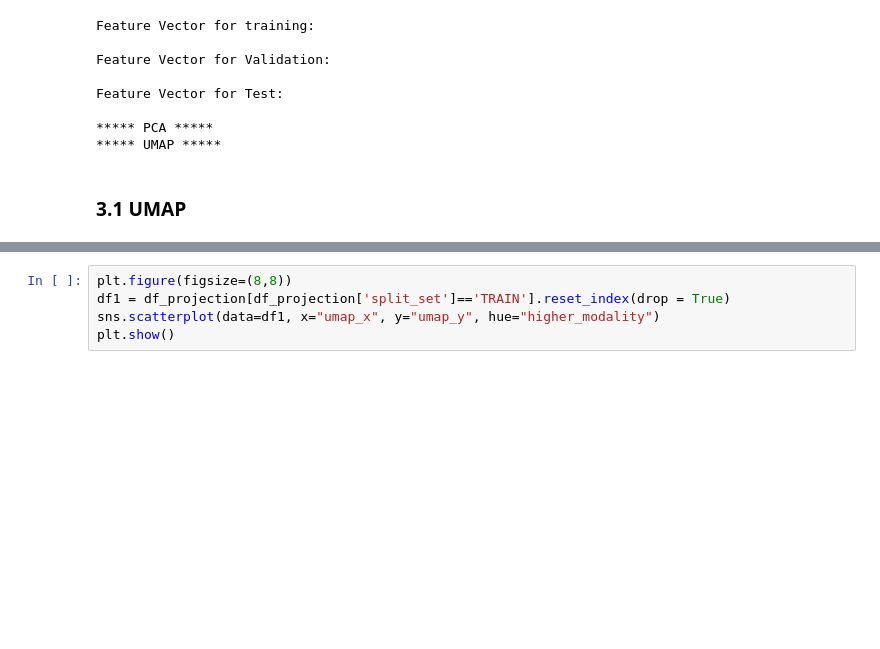
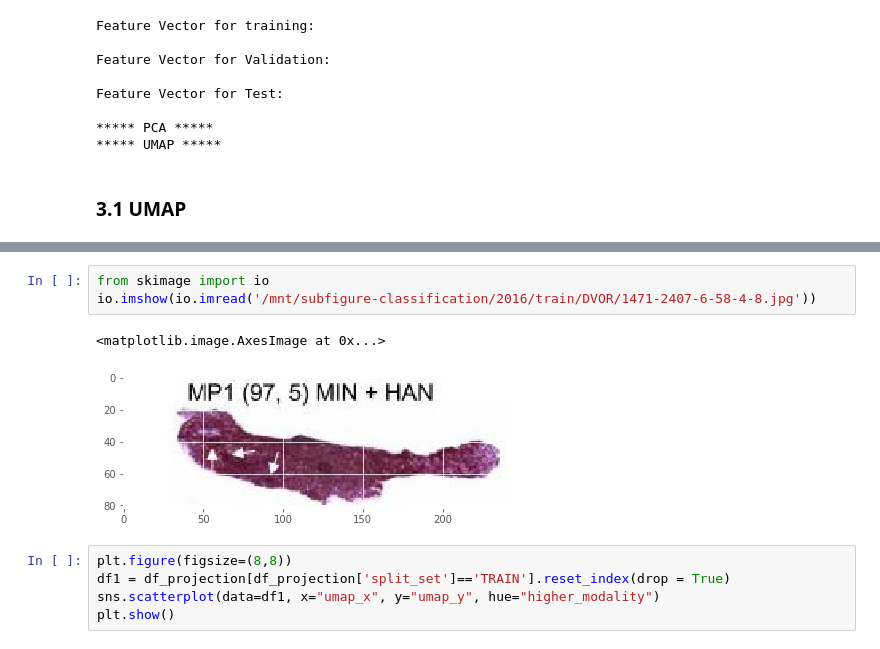
Before and after one commit to jtrells/biomedical-image-classification, a Jupyter notebook: nb/06.Embedding Representation Higher Modality.ipynb, the cells around one changed output, grey strips where cells are left out. Drawn from its saved outputs; the diff is of its cells as text; blank space fills up the shorter version.

```diff
--- a/nb/06.Embedding Representation Higher Modality.ipynb
+++ b/nb/06.Embedding Representation Higher Modality.ipynb
@@ -111,3 +121,9 @@ Wall time: 549 ms
+# %%
+from skimage import io
+io.imshow(io.imread('/mnt/subfigure-classification/2016/train/DVOR/1471-2407-6-58-4-8.jpg'))
+# %% [output]
+<matplotlib.image.AxesImage at 0x...>
+[figure, added]
 # %%
 plt.figure(figsize=(8,8))
 df1 = df_projection[df_projection['split_set']=='TRAIN'].reset_index(drop = True)
```
Also changed, not shown: parts of 3 cells of this notebook, 33 other files.
